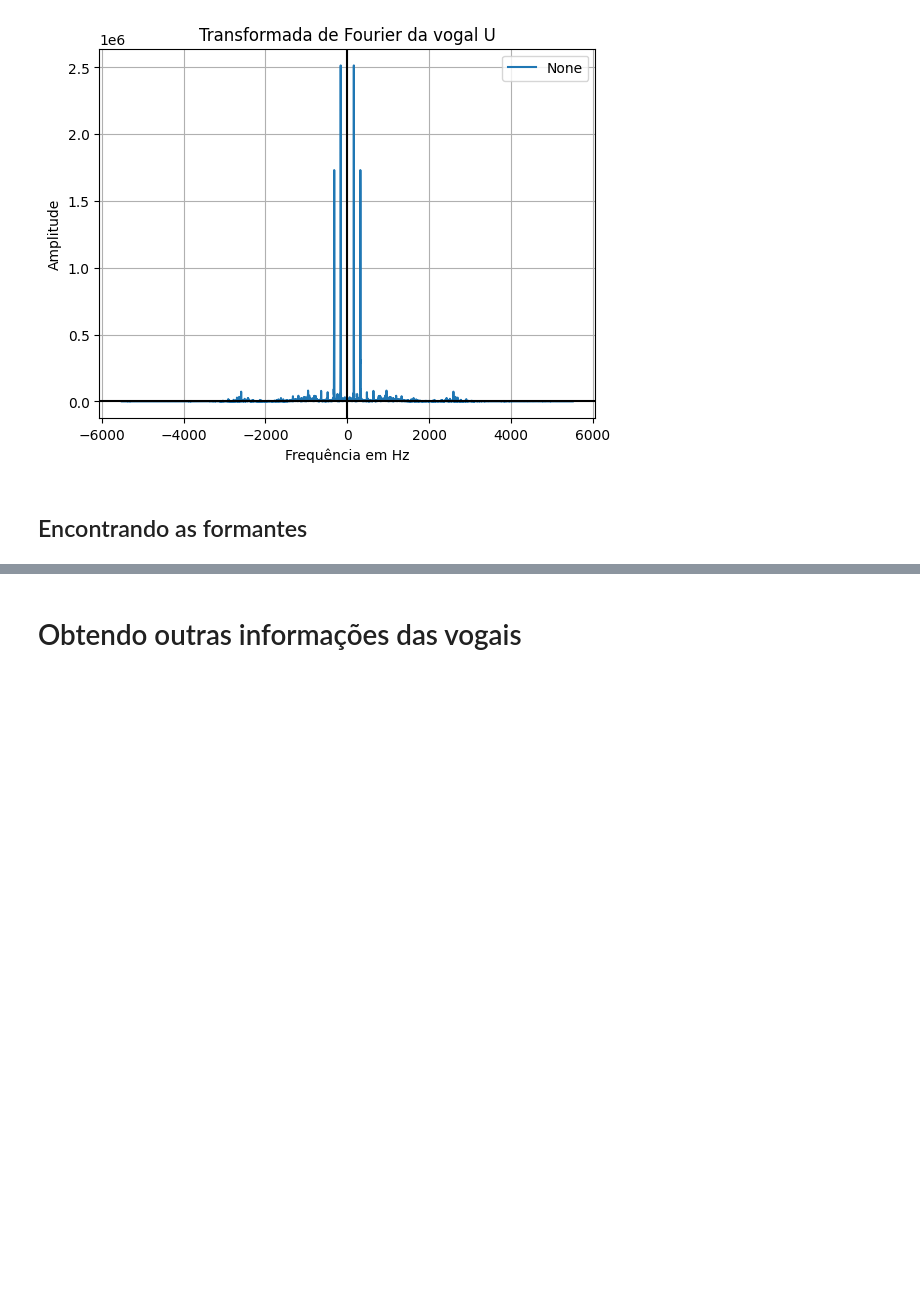
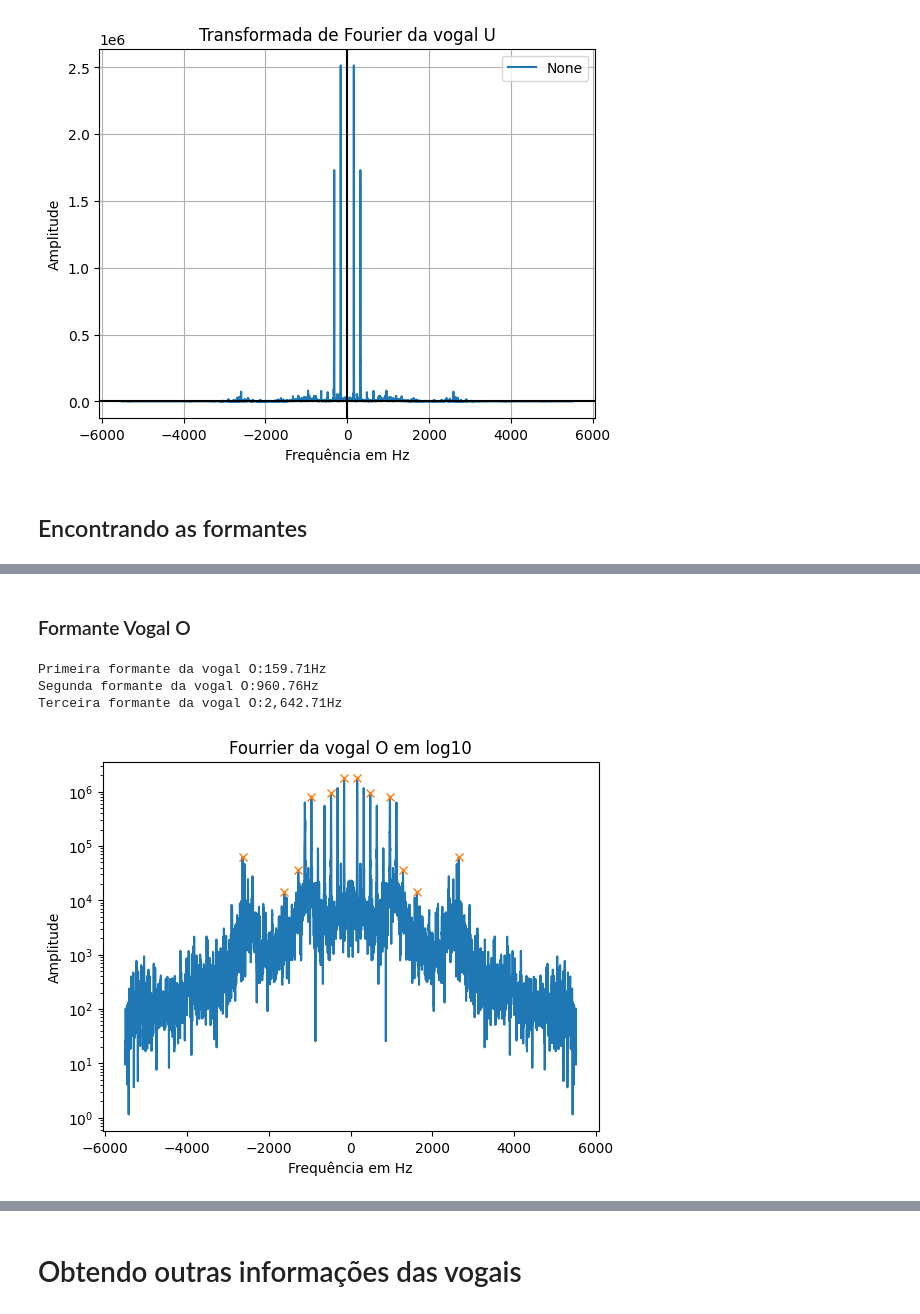
Before and after one commit to Rubiozito/Sistemas-e-Sinais, a Jupyter notebook: Trabalho_Final_sinais/Tfinal_sinais.ipynb, the cells around one changed output, grey strips where cells are left out. Saved outputs shown, nothing was run; the diff lists cells and outputs as text; code cells hidden in the pictures; blank space fills up the shorter version.

```diff
--- a/Trabalho_Final_sinais/Tfinal_sinais.ipynb
+++ b/Trabalho_Final_sinais/Tfinal_sinais.ipynb
@@ -290,0 +320,20 @@ Terceira formante da vogal A:2,643.48Hz
+# %% [markdown]
+### Formante Vogal O
+# %%
+picos_form_o, _ = find_peaks(Fourier_o, height=0, distance=100, prominence=10000)
+plt.figure()
+plt.plot(frequencia_o, np.abs(Fourier_o))
+plt.title('Fourrier da vogal O em log10')
+plt.xlabel('Frequência em Hz')
+plt.ylabel('Amplitude')
+plt.yscale('log')
+plt.plot(frequencia_o[picos_form_o], np.abs(Fourier_o[picos_form_o]), "x")
+
+print(f'Primeira formante da vogal O:{frequencia_o[picos_form_o[6]]:,.2f}Hz')
+print(f'Segunda formante da vogal O:{frequencia_o[picos_form_o[8]]:,.2f}Hz')
+print(f'Terceira formante da vogal O:{frequencia_o[picos_form_o[11]]:,.2f}Hz')
+# %% [output]
+Primeira formante da vogal O:159.71Hz
+Segunda formante da vogal O:960.76Hz
+Terceira formante da vogal O:2,642.71Hz
+[figure, added]
```
Also changed, not shown: parts of 16 cells of this notebook.
